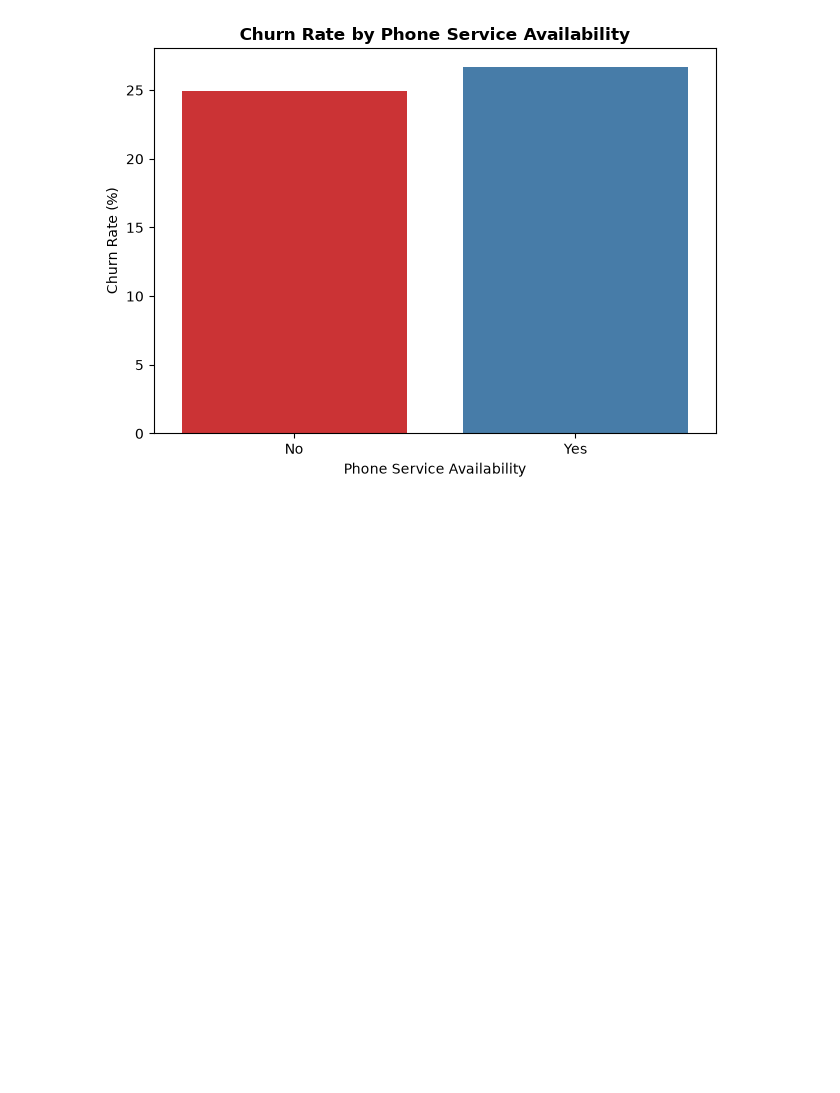
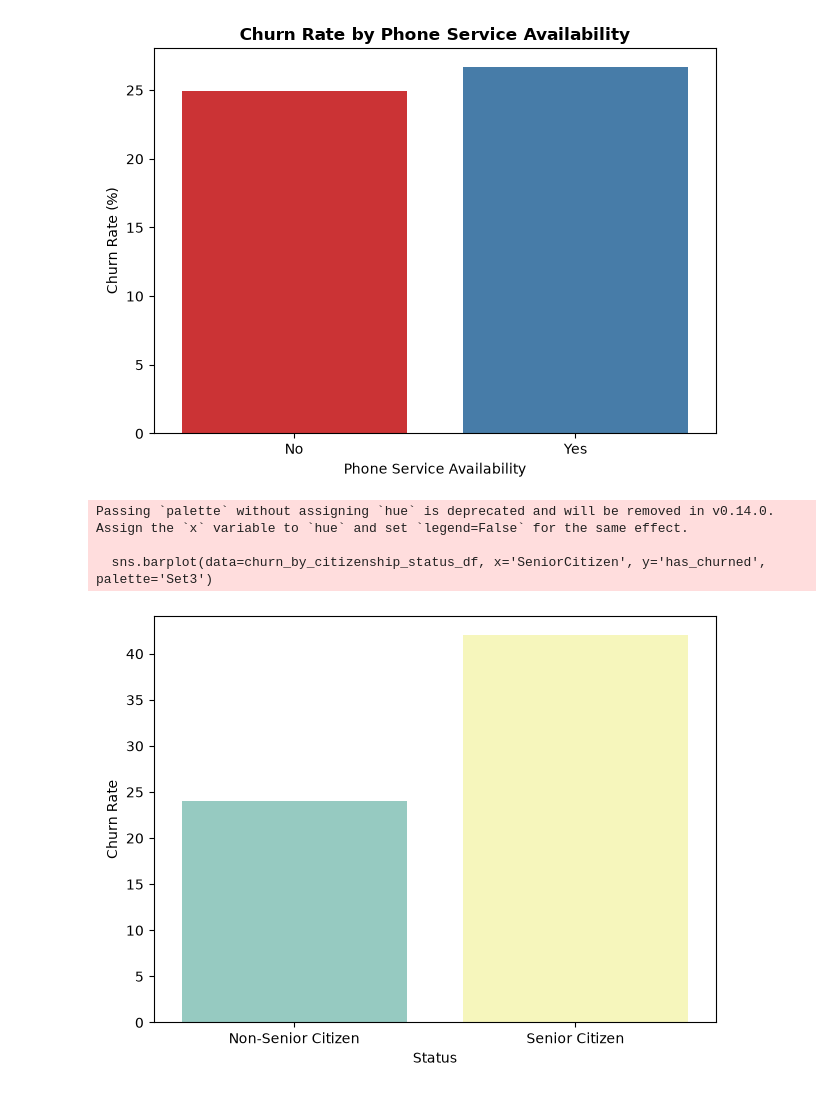
Before and after one commit to AlainRegisDev88/FUTURE_DS_02, a Jupyter notebook: future_interns_task2_.ipynb, the cells around one changed output. Cells and saved outputs as stored; diff of their text form; code cells hidden in the pictures; blank space fills up the shorter version.

Commit message:
add churn rate  by citizenship status, and add the graph for it

```diff
--- a/future_interns_task2_.ipynb
+++ b/future_interns_task2_.ipynb
@@ -167,3 +167,21 @@ plt.savefig('./results/06_churn_by_phone_service_availability.png')
 plt.show()
 # %% [output]
 [figure]
+# %%
+# Churn by Citisenship status
+plt.figure()
+churn_by_citizenship_status = (df.groupby('SeniorCitizen')['has_churned'].mean() * 100).round(0)
+churn_by_citizenship_status_df = churn_by_citizenship_status.reset_index()
+
+sns.barplot(data=churn_by_citizenship_status_df, x='SeniorCitizen', y='has_churned', palette='Set3')
+
+plt.xlabel('Status')
+plt.xticks(ticks =[0, 1], labels=['Non-Senior Citizen', 'Senior Citizen'])
+plt.ylabel('Churn Rate')
+plt.tight_layout()
+plt.savefig('./results/07_churn_by_citizenship_status.png', dpi=300)
+# %% [output]
+Passing `palette` without assigning `hue` is deprecated and will be removed in v0.14.0. Assign the `x` variable to `hue` and set `legend=False` for the same effect.
+
+  sns.barplot(data=churn_by_citizenship_status_df, x='SeniorCitizen', y='has_churned', palette='Set3')
+[figure, added]
```
Also changed, not shown: parts of 1 cell of this notebook, 2 other files.
